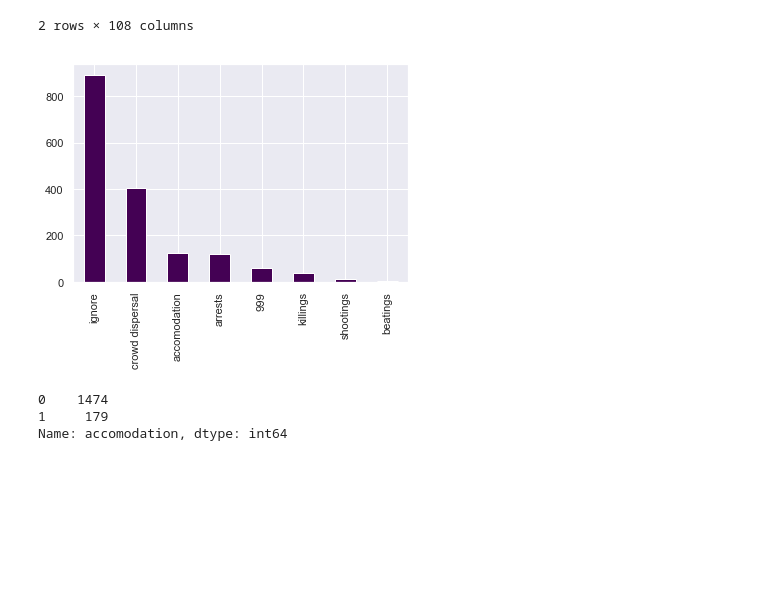
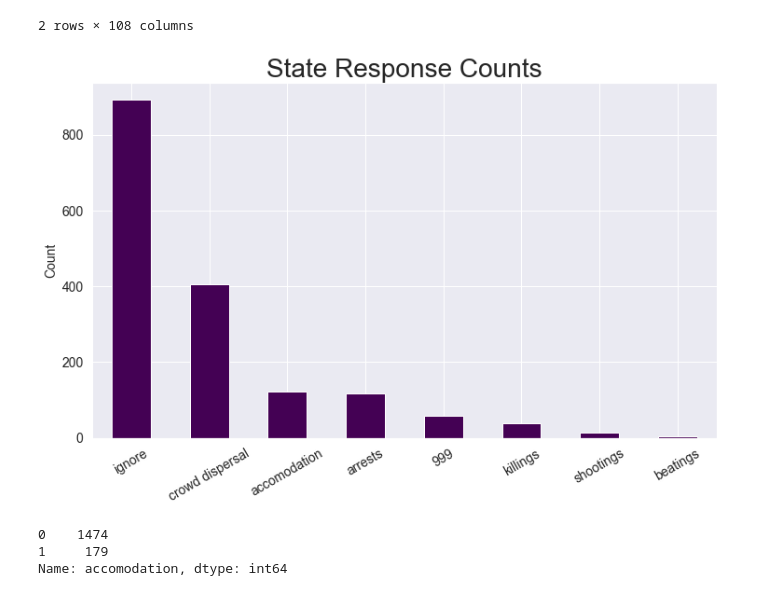
Before and after one commit to 1aaronh/worldwide_protest_analysis, a Jupyter notebook: code/South America Protest Trends.ipynb, the cells around one changed output. Drawn from its saved outputs; the diff is of its cells as text; code cells hidden in the pictures; blank space fills up the shorter version.

```diff
--- a/code/South America Protest Trends.ipynb
+++ b/code/South America Protest Trends.ipynb
@@ -72,11 +72,15 @@ sa_df_total.head(2)
 | 1044 | 1001990001 | 100 | South America | 1 | 13.0 | 2.0 | 1990.0 | 13.0 | 2.0 | 1990.0 | ... |
 | 1045 | 1001990002 | 100 | South America | 2 | 14.0 | 2.0 | 1990.0 | 15.0 | 2.0 | 1990.0 | ... |
 2 rows × 108 columns
-# %%
-sns.set()
-sa_df['stateresponse1'].value_counts().plot.bar(cmap='viridis');
-# %% [output]
-[figure, removed]
+# %%
+sns.set()
+plt.figure(figsize=(12,7))
+sa_df['stateresponse1'].value_counts().plot.bar(cmap='viridis', fontsize=14)
+plt.xticks(rotation = 30)
+plt.ylabel('Count', fontsize=14)
+plt.title('State Response Counts', fontsize=28);
+# %% [output]
+[figure, added]
 # %%
 sa_df_total['accomodation'] = sa_df_total['accomodation'].map(lambda x: 1 if x>0 else 0)
 sa_df_total['accomodation'].value_counts()
```
Also changed, not shown: parts of 2 cells of this notebook.
